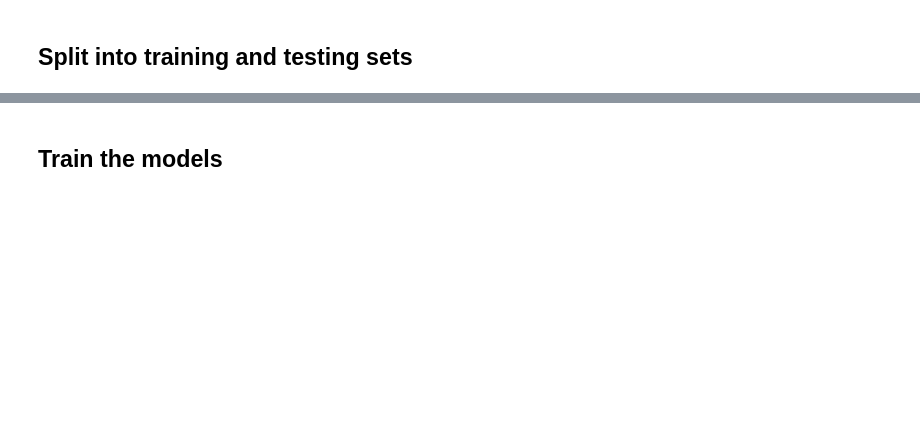
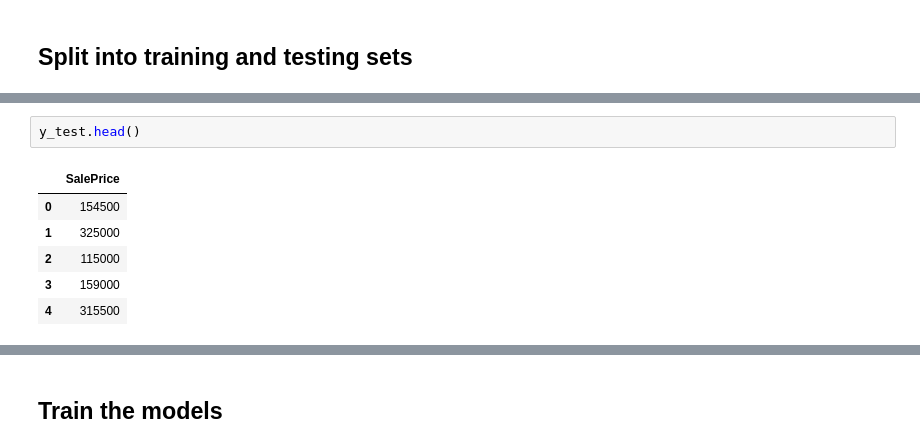
Before and after one commit to ThomasClemons/house_hunters, a Jupyter notebook: Vineet's notebook.ipynb, the cells around one changed output, grey strips where cells are left out. Drawn from its saved outputs; the diff is of its cells as text; blank space fills up the shorter version.

```diff
--- a/Vineet's notebook.ipynb
+++ b/Vineet's notebook.ipynb
@@ -193,0 +38,9 @@ print(X_test_encoded.head())
+# %%
+y_test.head()
+# %% [output]
+|  | SalePrice |
+| 0 | 154500 |
+| 1 | 325000 |
+| 2 | 115000 |
+| 3 | 159000 |
+| 4 | 315500 |
```
Also changed, not shown: parts of 38 cells of this notebook, 1 other file.
